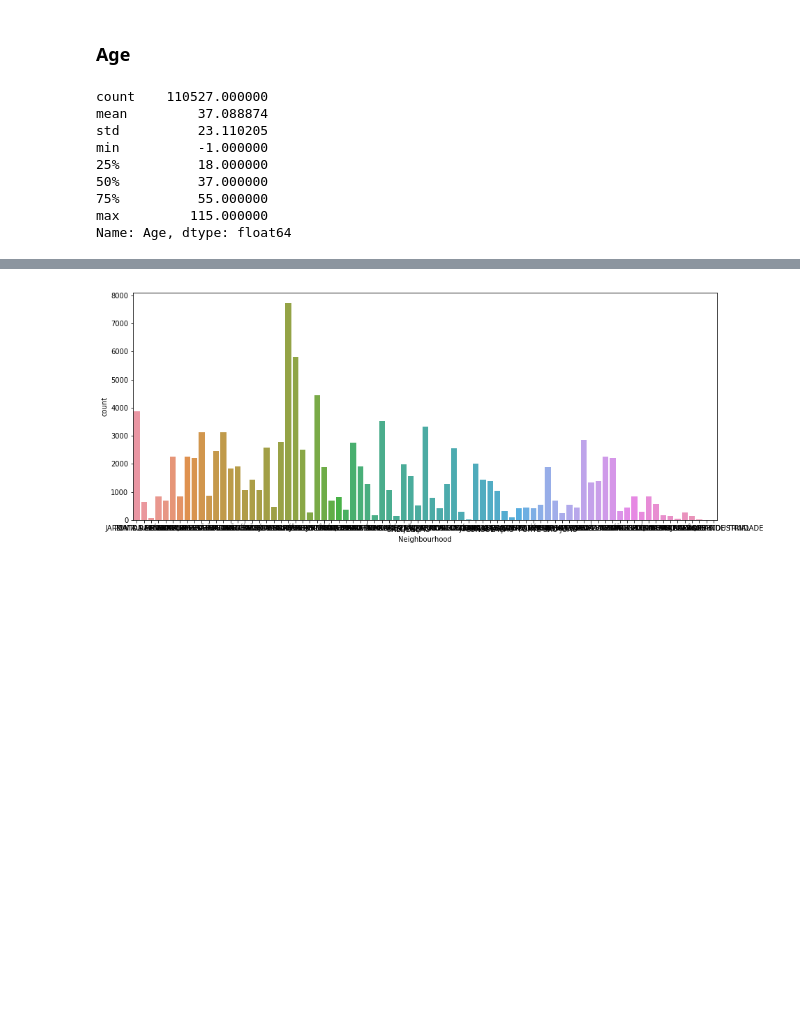
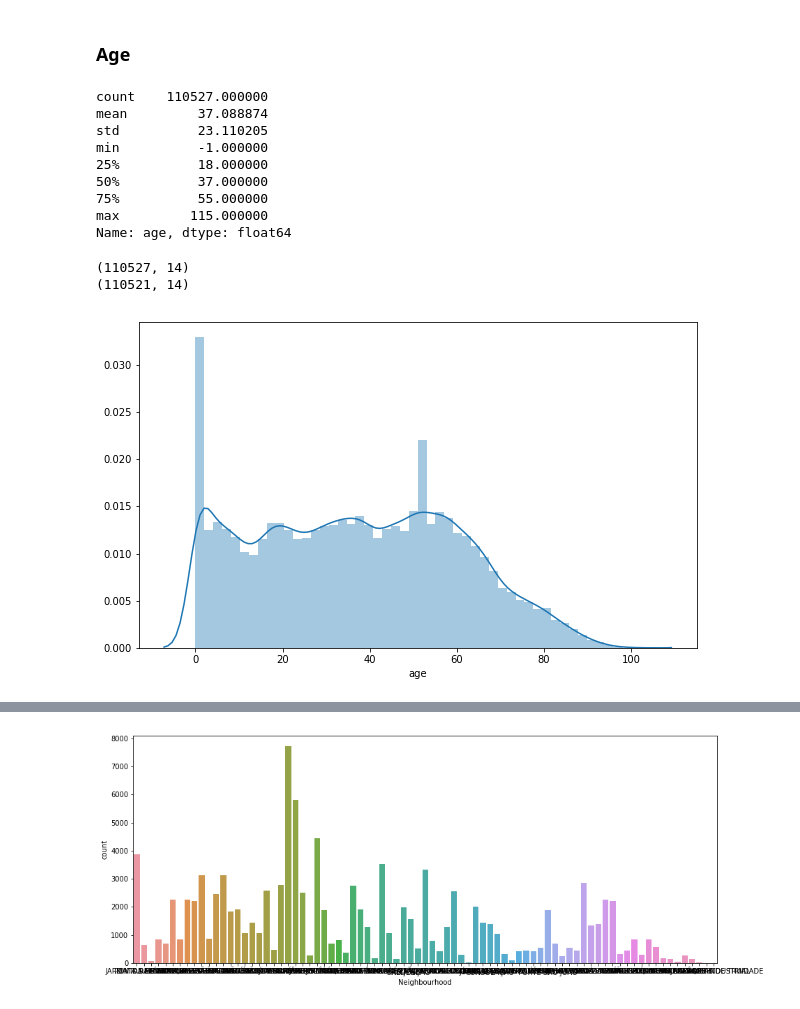
Before and after one commit to andrewboho/thinkful-data-science-bootcamp, a Jupyter notebook: bootcamp/capstone/supervised_learning_capstone.ipynb, the cells around one changed output, grey strips where cells are left out. Drawn from its saved outputs; the diff is of its cells as text; code cells hidden in the pictures; blank space fills up the shorter version.

```diff
--- a/bootcamp/capstone/supervised_learning_capstone.ipynb
+++ b/bootcamp/capstone/supervised_learning_capstone.ipynb
@@ -110,7 +114,7 @@ plt.show()
 # %% [markdown]
 ### Age
 # %%
-raw_data["Age"].describe()
+raw_data["age"].describe()
 # %% [output]
 count    110527.000000
 mean         37.088874
@@ -120,4 +124,19 @@ min          -1.000000
 50%          37.000000
 75%          55.000000
 max         115.000000
-Name: Age, dtype: float64
+Name: age, dtype: float64
+# %%
+raw_data["age"] = raw_data["age"].apply(lambda x: np.nan if (x < 0) | (x == 115) else x)
+# %%
+print(raw_data.shape)
+raw_data.dropna(axis=0, inplace=True)
+print(raw_data.shape)
+# %% [output]
+(110527, 14)
+(110521, 14)
+# %%
+fig = plt.figure(figsize=(10, 6))
+s = sns.distplot(raw_data["age"])
+plt.show()
+# %% [output]
+[figure, added]
```
Also changed, not shown: parts of 51 cells of this notebook.
